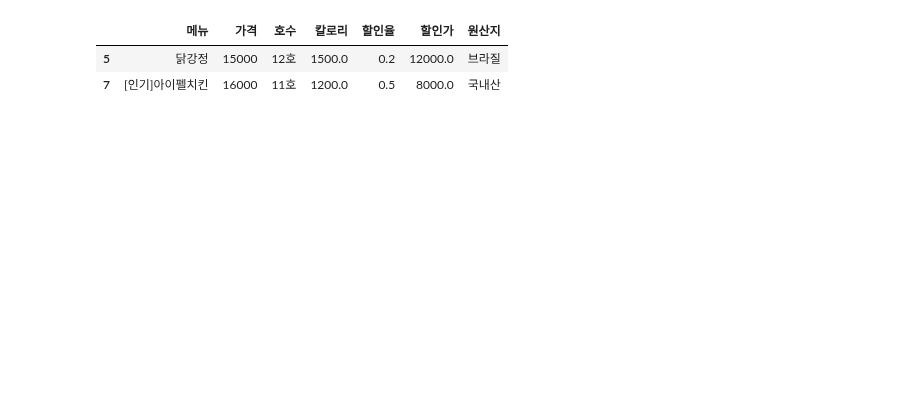
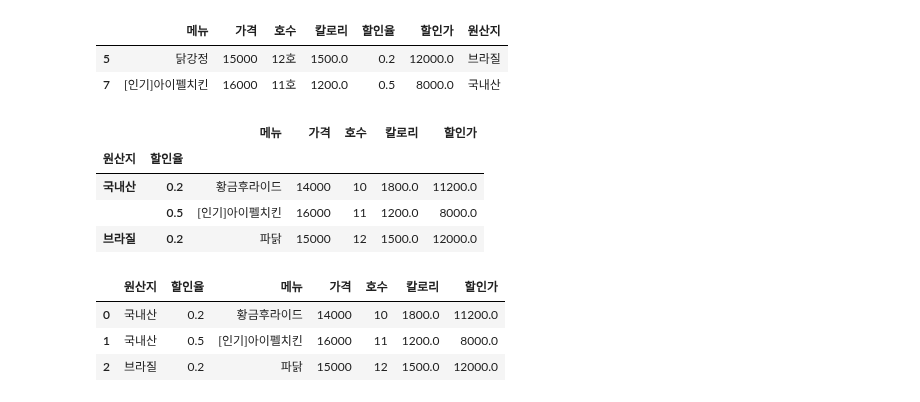
Before and after one commit to lys678/AIFFEL_Online_Quest, a Jupyter notebook: ML_With_Python/머신러닝_기초_노드3_판다스.ipynb, the cells around one changed output. Cells and saved outputs as stored; diff of their text form; code cells hidden in the pictures; blank space fills up the shorter version.

```diff
--- a/ML_With_Python/머신러닝_기초_노드3_판다스.ipynb
+++ b/ML_With_Python/머신러닝_기초_노드3_판다스.ipynb
@@ -146,3 +172,28 @@ df[cond]
 |  | 메뉴 | 가격 | 호수 | 칼로리 | 할인율 | 할인가 | 원산지 |
 | 5 | 닭강정 | 15000 | 12호 | 1500.0 | 0.2 | 12000.0 | 브라질 |
 | 7 | [인기]아이펠치킨 | 16000 | 11호 | 1200.0 | 0.5 | 8000.0 | 국내산 |
+# %%
+df = pd.read_csv('new_modudak.csv')
+df.drop('Unnamed: 0', axis=1, inplace=True)
+df
+df.groupby('원산지').mean()
+display(df.groupby(['원산지', '할인율']).mean())
+display(df.groupby(['원산지', '할인율']).max())
+df.groupby(['원산지', '할인율'])['가격'].mean()
+
+pd.DataFrame(df.groupby(['원산지', '할인율'])['가격'].mean())
+
+df.groupby(['원산지', '할인율'])[['가격']].mean()
+
+display(df.groupby(['원산지', '할인율']).max())
+display(df.groupby(['원산지', '할인율']).max().reset_index())
+# %% [output]
+|  |  | 메뉴 | 가격 | 호수 | 칼로리 | 할인가 |
+| 원산지 | 할인율 |  |  |  |  |  |
+| 국내산 | 0.2 | 황금후라이드 | 14000 | 10 | 1800.0 | 11200.0 |
+|  | 0.5 | [인기]아이펠치킨 | 16000 | 11 | 1200.0 | 8000.0 |
+| 브라질 | 0.2 | 파닭 | 15000 | 12 | 1500.0 | 12000.0 |
+|  | 원산지 | 할인율 | 메뉴 | 가격 | 호수 | 칼로리 | 할인가 |
+| 0 | 국내산 | 0.2 | 황금후라이드 | 14000 | 10 | 1800.0 | 11200.0 |
+| 1 | 국내산 | 0.5 | [인기]아이펠치킨 | 16000 | 11 | 1200.0 | 8000.0 |
+| 2 | 브라질 | 0.2 | 파닭 | 15000 | 12 | 1500.0 | 12000.0 |
```
Also changed, not shown: parts of 6 cells of this notebook.
